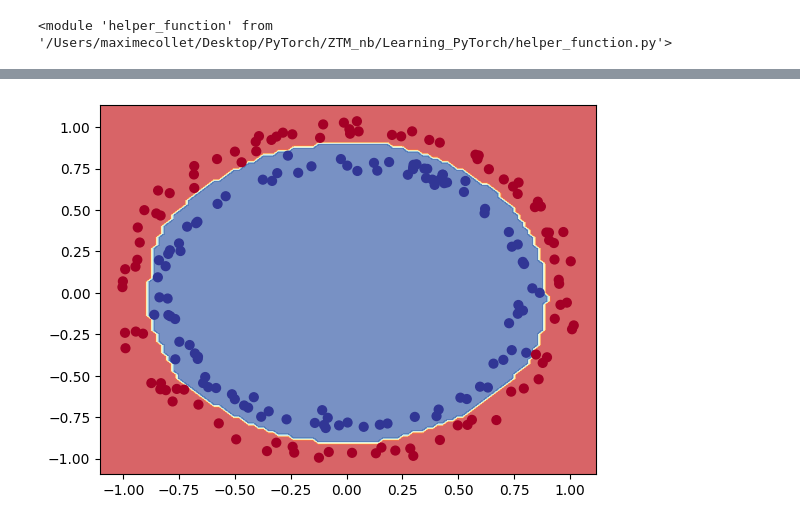
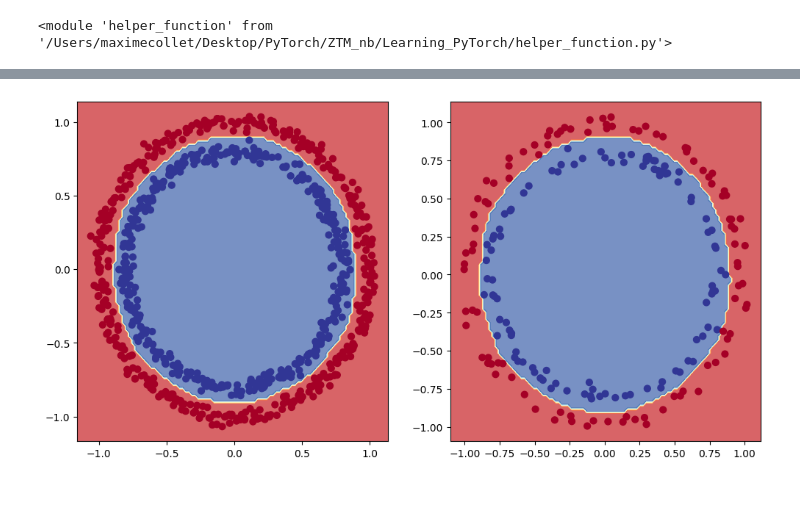
Before and after one commit to maxcol01/PyTorch_ZTM, a Jupyter notebook: Learning_PyTorch/02_PyTroch_Classification.ipynb, the cells around one changed output, grey strips where cells are left out. Cells and saved outputs as stored; diff of their text form; code cells hidden in the pictures; blank space fills up the shorter version.

Commit message:
improving the decision boundary plot: using subplots

```diff
--- a/Learning_PyTorch/02_PyTroch_Classification.ipynb
+++ b/Learning_PyTorch/02_PyTroch_Classification.ipynb
@@ -310,4 +305,8 @@ helper_function.plot_decision_boundary(model=model1_1, X=X_train_ten, y=y_train_
-# %%
-helper_function.plot_decision_boundary(model=model1_1, X=X_test_ten, y=y_test_ten)
-# %% [output]
-[figure, removed]
+# %%
+plt.figure(figsize=(12,6))
+plt.subplot(1,2,1)
+helper_function.plot_decision_boundary(model=model1_1, X=X_train_ten, y=y_train_ten)
+plt.subplot(1,2,2)
+helper_function.plot_decision_boundary(model=model1_1, X=X_test_ten, y=y_test_ten)
+# %% [output]
+[figure, added]
```
Also changed, not shown: parts of 1 cell of this notebook.
